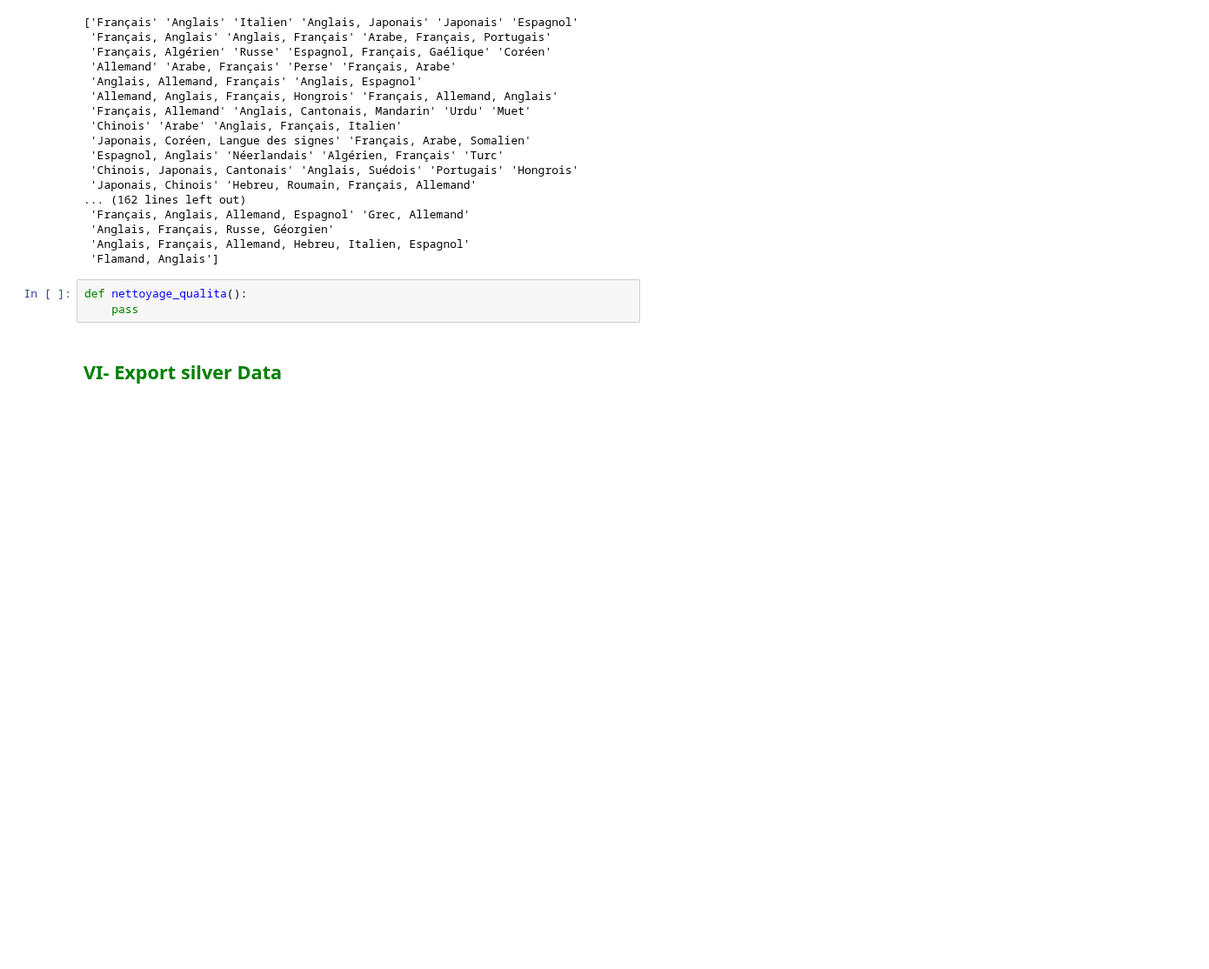
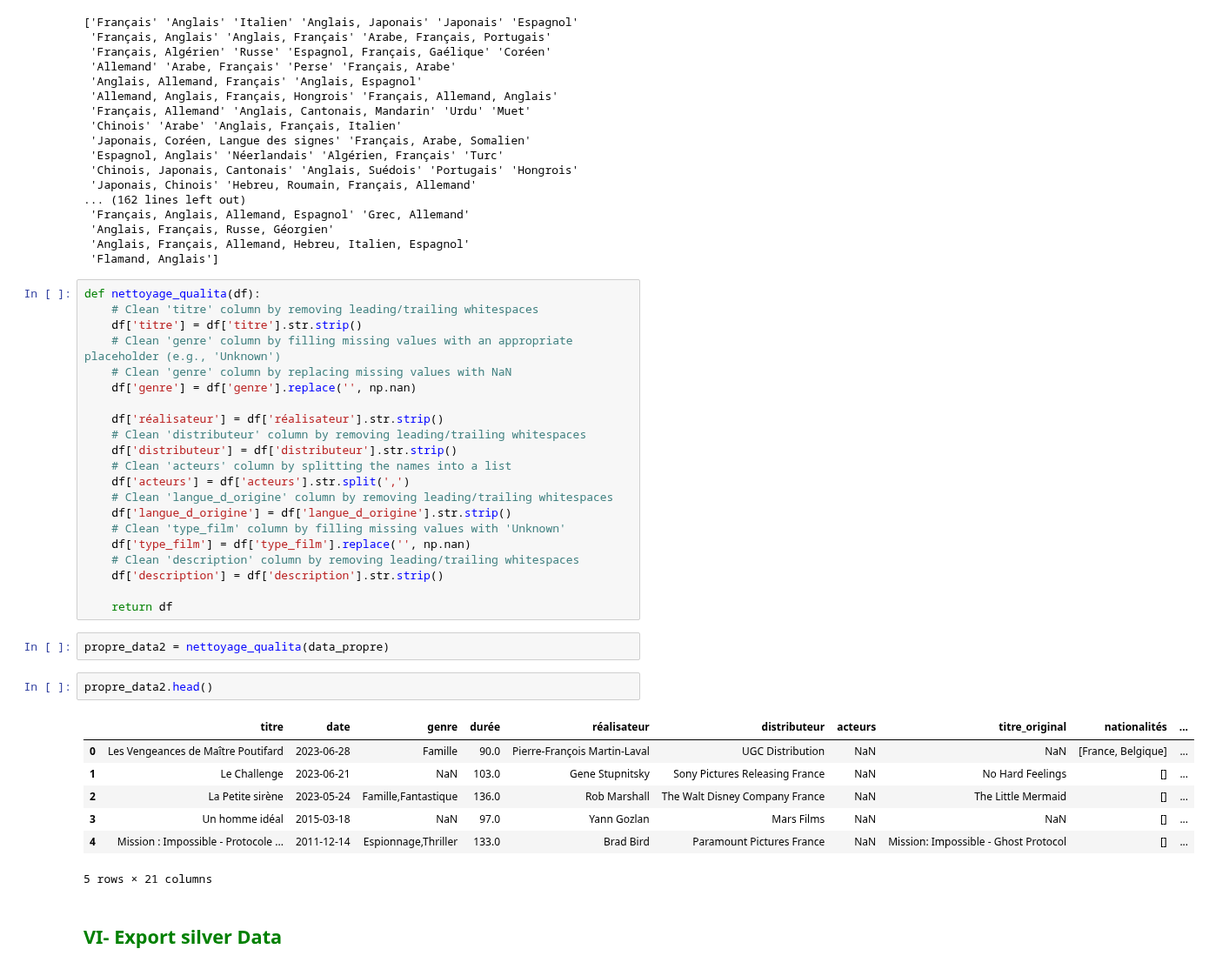
Before and after one commit to RolaMmss/prevoir_la_popularite_d_un_film, a Jupyter notebook: machine_learning/nettoyage_2.ipynb, the cells around one changed output. Shown at 87% size. Drawn from its saved outputs; the diff is of its cells as text; blank space fills up the shorter version.

Commit message:
nettoie quali

```diff
--- a/machine_learning/nettoyage_2.ipynb
+++ b/machine_learning/nettoyage_2.ipynb
@@ -272,9 +273,39 @@ print(data['langue_d_origine'].unique())
  'Anglais, Français, Russe, Géorgien'
  'Anglais, Français, Allemand, Hebreu, Italien, Espagnol'
  'Flamand, Anglais']
-# %%
-def nettoyage_qualita():
-    pass
+# %%
+def nettoyage_qualita(df):
+    # Clean 'titre' column by removing leading/trailing whitespaces
+    df['titre'] = df['titre'].str.strip()
+    # Clean 'genre' column by filling missing values with an appropriate placeholder (e.g., 'Unknown')
+    # Clean 'genre' column by replacing missing values with NaN
+    df['genre'] = df['genre'].replace('', np.nan)
+
+    df['réalisateur'] = df['réalisateur'].str.strip()
+    # Clean 'distributeur' column by removing leading/trailing whitespaces
+    df['distributeur'] = df['distributeur'].str.strip()
+    # Clean 'acteurs' column by splitting the names into a list
+    df['acteurs'] = df['acteurs'].str.split(',')
+    # Clean 'langue_d_origine' column by removing leading/trailing whitespaces
+    df['langue_d_origine'] = df['langue_d_origine'].str.strip()
+    # Clean 'type_film' column by filling missing values with 'Unknown'
+    df['type_film'] = df['type_film'].replace('', np.nan)
+    # Clean 'description' column by removing leading/trailing whitespaces
+    df['description'] = df['description'].str.strip()
+
+    return df
+# %%
+propre_data2 = nettoyage_qualita(data_propre)
+# %%
+propre_data2.head()
+# %% [output]
+|  | titre | date | genre | durée | réalisateur | distributeur | acteurs | titre_original | nationalités | ... |
+| 0 | Les Vengeances de Maître Poutifard | 2023-06-28 | Famille | 90.0 | Pierre-François Martin-Laval | UGC Distribution | NaN | NaN | [France, Belgique] | ... |
+| 1 | Le Challenge | 2023-06-21 | NaN | 103.0 | Gene Stupnitsky | Sony Pictures Releasing France | NaN | No Hard Feelings | [] | ... |
+| 2 | La Petite sirène | 2023-05-24 | Famille,Fantastique | 136.0 | Rob Marshall | The Walt Disney Company France | NaN | The Little Mermaid | [] | ... |
+| 3 | Un homme idéal | 2015-03-18 | NaN | 97.0 | Yann Gozlan | Mars Films | NaN | NaN | [] | ... |
+| 4 | Mission : Impossible - Protocole ... | 2011-12-14 | Espionnage,Thriller | 133.0 | Brad Bird | Paramount Pictures France | NaN | Mission: Impossible - Ghost Protocol | [] | ... |
+5 rows × 21 columns
 # %% [markdown]
 ## <font color="green"> VI- Export silver Data </font>
 # %%
```
Also changed, not shown: parts of 1 cell of this notebook, 1 other file.
